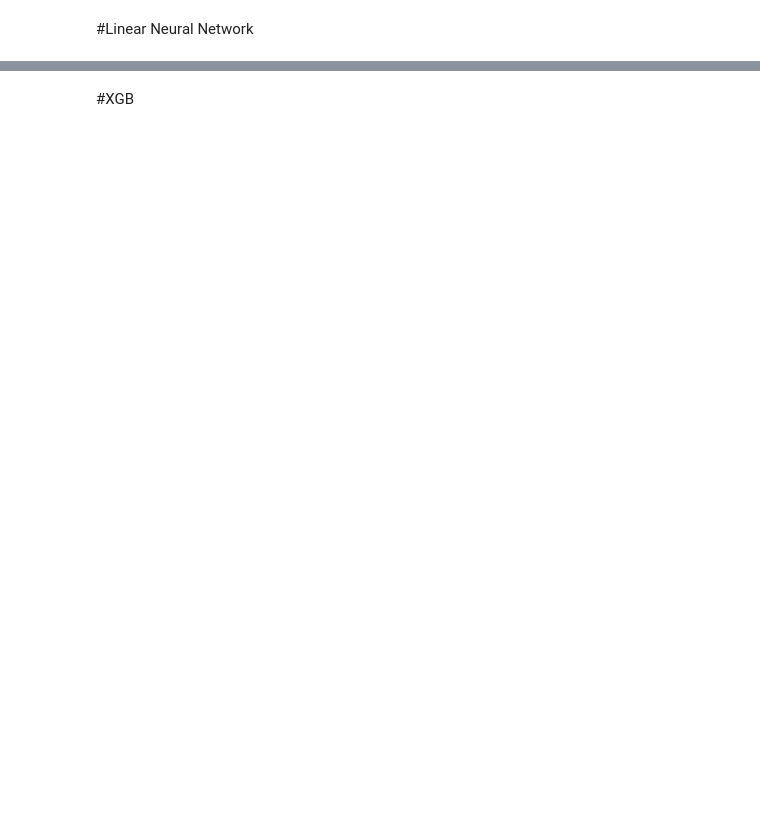
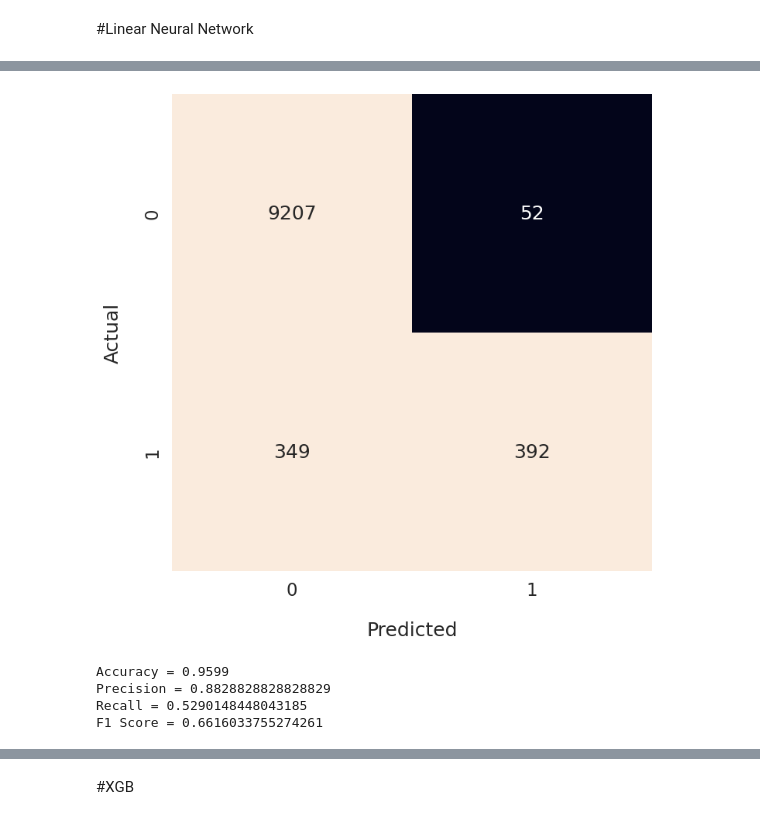
Before and after one commit to almog2065/Sepsis, a Jupyter notebook: lab.ipynb, the cells around one changed output, grey strips where cells are left out. Cells and saved outputs as stored; diff of their text form; code cells hidden in the pictures; blank space fills up the shorter version.

```diff
--- a/lab.ipynb
+++ b/lab.ipynb
@@ -669,0 +997,13 @@ f1_score(y_true, y_pred, average='binary')
+# %%
+for id in last_rows_test['patient_ID'].unique():
+  row_index = last_rows_test.loc[last_rows_test['patient_ID'] == id].index[0]
+  count = 0
+  if last_rows_test.at[row_index, 'Temp'] < 36 or last_rows_test.at[row_index, 'Temp'] > 38:
+    count +=1
+  if last_rows_test.at[row_index, 'HR'] >  90:
+    count +=1
+  if last_rows_test.at[row_index, 'Resp'] > 20:
+    count +=1
+  if last_rows_test.at[row_index, 'WBC'] < 4 or last_rows_test.at[row_index, 'WBC'] > 12:
+    count +=1
+  last_rows_test.at[row_index , 'SIRS'] = count
@@ -669,0 +1038,46 @@ f1_score(y_true, y_pred, average='binary')
+# %%
+from sklearn.metrics import (
+    confusion_matrix,
+    accuracy_score,
+    precision_score,
+    recall_score,
+    f1_score
+)
+
+conf_matrix = confusion_matrix(y_test, rcf_predictions_3)
+import matplotlib.pyplot as plt
+import seaborn as sns
+
+plt.figure(figsize=(8,8))
+sns.set(font_scale = 1.5)
+
+ax = sns.heatmap(
+    conf_matrix, # confusion matrix 2D array
+    annot=True, # show numbers in the cells
+    fmt='d', # show numbers as integers
+    cbar=False, # don't show the color bar
+    #cmap='', # customize color map
+    vmax=175 # to get better color contrast
+)
+
+ax.set_xlabel("Predicted", labelpad=20)
+ax.set_ylabel("Actual", labelpad=20)
+plt.show()
+
+
+accuracy = accuracy_score(y_test, rcf_predictions_3)
+print(f"Accuracy = {accuracy}")
+
+precision = precision_score(y_test, rcf_predictions_3)
+recall = recall_score(y_test, rcf_predictions_3)
+f1score = f1_score(y_test, rcf_predictions_3)
+
+print(f"Precision = {precision}")
+print(f"Recall = {recall}")
+print(f"F1 Score = {f1score}")
+# %% [output]
+[figure, added]
+Accuracy = 0.9599
+Precision = 0.8828828828828829
+Recall = 0.5290148448043185
+F1 Score = 0.6616033755274261
```
Also changed, not shown: parts of 56 cells of this notebook.
